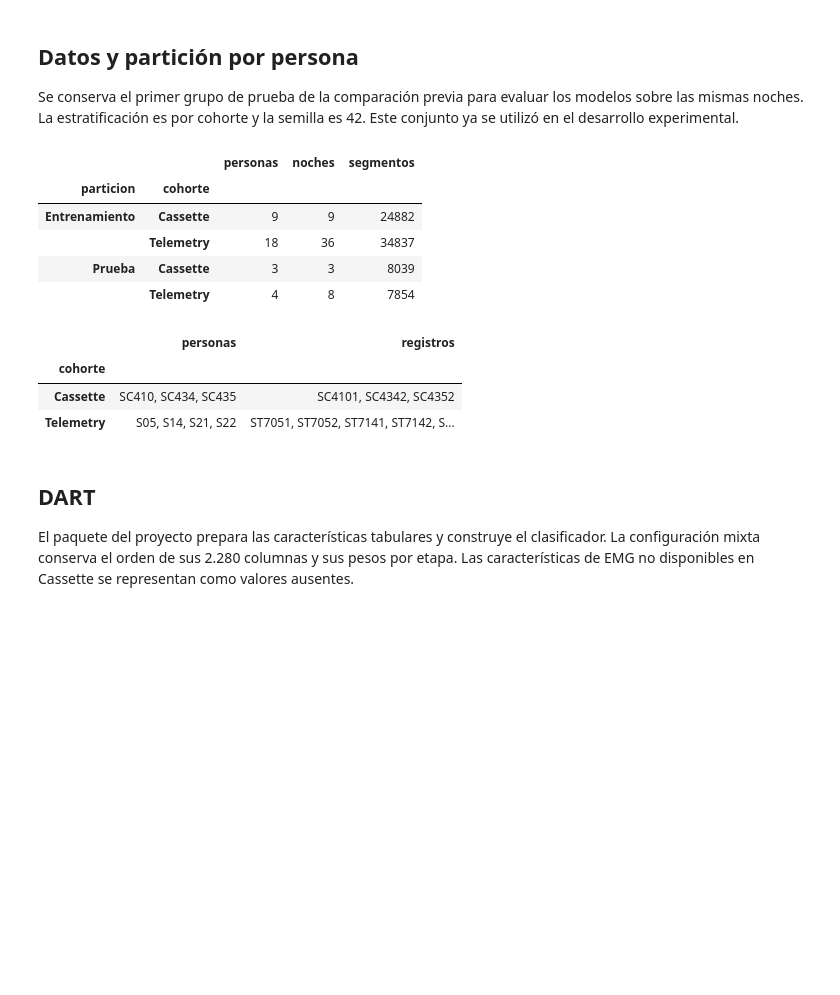
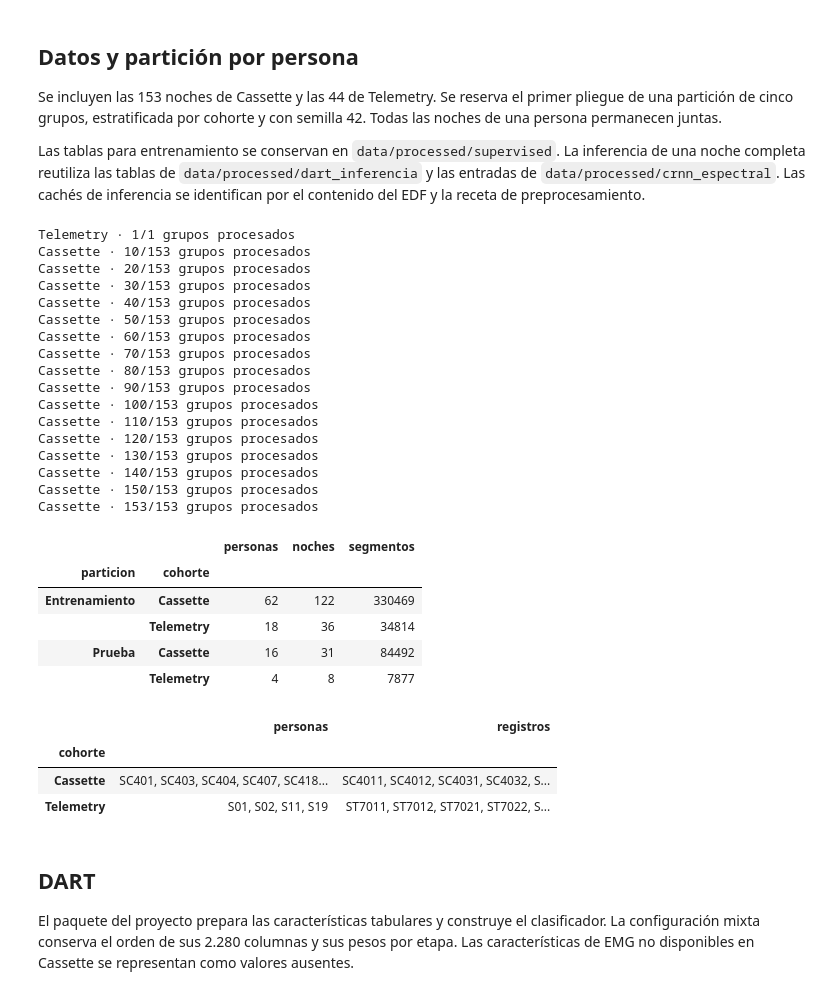
Before and after one commit to jcrkboy/micro-proyecto-grupo-7, a Jupyter notebook: Notebooks/dart_crnn_mixto.ipynb, the cells around one changed output. Drawn from its saved outputs; the diff is of its cells as text; code cells hidden in the pictures; blank space fills up the shorter version.

```diff
--- a/Notebooks/dart_crnn_mixto.ipynb
+++ b/Notebooks/dart_crnn_mixto.ipynb
@@ -78,46 +79,72 @@ tf.config.experimental.enable_op_determinism()
 # %% [markdown]
 ## Datos y partición por persona
 
-Se conserva el primer grupo de prueba de la comparación previa para evaluar los modelos sobre las mismas noches. La estratificación es por cohorte y la semilla es 42. Este conjunto ya se utilizó en el desarrollo experimental.
+Se incluyen las 153 noches de Cassette y las 44 de Telemetry. Se reserva el primer pliegue de una partición de cinco grupos, estratificada por cohorte y con semilla 42. Todas las noches de una persona permanecen juntas.
+
+Las tablas para entrenamiento se conservan en `data/processed/supervised`. La inferencia de una noche completa reutiliza las tablas de `data/processed/dart_inferencia` y las entradas de `data/processed/crnn_espectral`. Las cachés de inferencia se identifican por el contenido del EDF y la receta de preprocesamiento.
 # %%
 registros = {'Telemetry': discover_sleep_telemetry_records(DATA/'sleep-telemetry'),
              'Cassette': discover_sleep_cassette_records(DATA/'sleep-cassette')}
+esperados = {'Cassette': (78, 153), 'Telemetry': (22, 44)}
+for cohorte, lista in registros.items():
+    assert (len({r.subject_id for r in lista}), len(lista)) == esperados[cohorte], cohorte
 indices, tablas = [], []
 for cohorte, lista in registros.items():
     pipeline = PreprocessingPipeline(PreprocessingConfig(**PERFILES[cohorte]))
     grupos = [lista] if cohorte == 'Telemetry' else [[r] for r in lista]
-    cache = DATA/'processed/supervised' if cohorte == 'Telemetry' else Path(tempfile.gettempdir())/'sleep-edfx-sc-features-v1'
-    for grupo in grupos:
+    cache = DATA/'processed/supervised'
+    for posicion, grupo in enumerate(grupos, 1):
         ds = load_or_build_supervised_dataset(grupo, pipeline, cache, verbose=False)
         tablas.append(ds.features.reindex(columns=COLUMNAS).astype('float32'))
         indices.append(ds.metadata[['record_id','subject_id','epoch_index']].assign(cohorte=cohorte, etapa=ds.labels.to_numpy()))
+        if posicion % 10 == 0 or posicion == len(grupos):
+            print(f'{cohorte} · {posicion}/{len(grupos)} grupos procesados', flush=True)
 X = pd.concat(tablas, ignore_index=True)
 meta = pd.concat(indices, ignore_index=True)
 del tablas, indices, ds
 assert len(meta)==len(X) and not meta.duplicated(['record_id','epoch_index']).any()
 assert sorted(meta.etapa.unique())==CLASES.tolist()
 personas = meta[['cohorte','subject_id']].drop_duplicates().sort_values(['cohorte','subject_id'])
 assert personas.subject_id.is_unique
+assert set(meta.record_id) == {r.record_id for lista in registros.values() for r in lista}
 _, idx_test = next(StratifiedKFold(5, shuffle=True, random_state=SEMILLA).split(personas, personas.cohorte))
 prueba = meta.subject_id.isin(personas.iloc[idx_test].subject_id)
 train, test = meta[~prueba], meta[prueba]
+assert train.subject_id.nunique() == 80 and test.subject_id.nunique() == 20
 assert set(train.subject_id).isdisjoint(test.subject_id)
 resumen = meta.assign(particion=np.where(prueba,'Prueba','Entrenamiento')).groupby(['particion','cohorte']).agg(
     personas=('subject_id','nunique'), noches=('record_id','nunique'), segmentos=('etapa','size'))
 display(resumen)
 display(test.groupby('cohorte').agg(personas=('subject_id',lambda x: ', '.join(sorted(set(x)))),
                                     registros=('record_id',lambda x: ', '.join(sorted(set(x))))))
 # %% [output]
+Telemetry · 1/1 grupos procesados
+Cassette · 10/153 grupos procesados
+Cassette · 20/153 grupos procesados
+Cassette · 30/153 grupos procesados
+Cassette · 40/153 grupos procesados
+Cassette · 50/153 grupos procesados
+Cassette · 60/153 grupos procesados
+Cassette · 70/153 grupos procesados
+Cassette · 80/153 grupos procesados
+Cassette · 90/153 grupos procesados
+Cassette · 100/153 grupos procesados
+Cassette · 110/153 grupos procesados
+Cassette · 120/153 grupos procesados
+Cassette · 130/153 grupos procesados
+Cassette · 140/153 grupos procesados
+Cassette · 150/153 grupos procesados
+Cassette · 153/153 grupos procesados
 |  |  | personas | noches | segmentos |
 | particion | cohorte |  |  |  |
-| Entrenamiento | Cassette | 9 | 9 | 24882 |
-|  | Telemetry | 18 | 36 | 34837 |
-| Prueba | Cassette | 3 | 3 | 8039 |
-|  | Telemetry | 4 | 8 | 7854 |
+| Entrenamiento | Cassette | 62 | 122 | 330469 |
+|  | Telemetry | 18 | 36 | 34814 |
+| Prueba | Cassette | 16 | 31 | 84492 |
+|  | Telemetry | 4 | 8 | 7877 |
 |  | personas | registros |
 | cohorte |  |  |
-| Cassette | SC410, SC434, SC435 | SC4101, SC4342, SC4352 |
-| Telemetry | S05, S14, S21, S22 | ST7051, ST7052, ST7141, ST7142, S... |
+| Cassette | SC401, SC403, SC404, SC407, SC418... | SC4011, SC4012, SC4031, SC4032, S... |
+| Telemetry | S01, S02, S11, S19 | ST7011, ST7012, ST7021, ST7022, S... |
 # %% [markdown]
 ## DART
 
```
Also changed, not shown: parts of 17 cells of this notebook, 1 other file.
